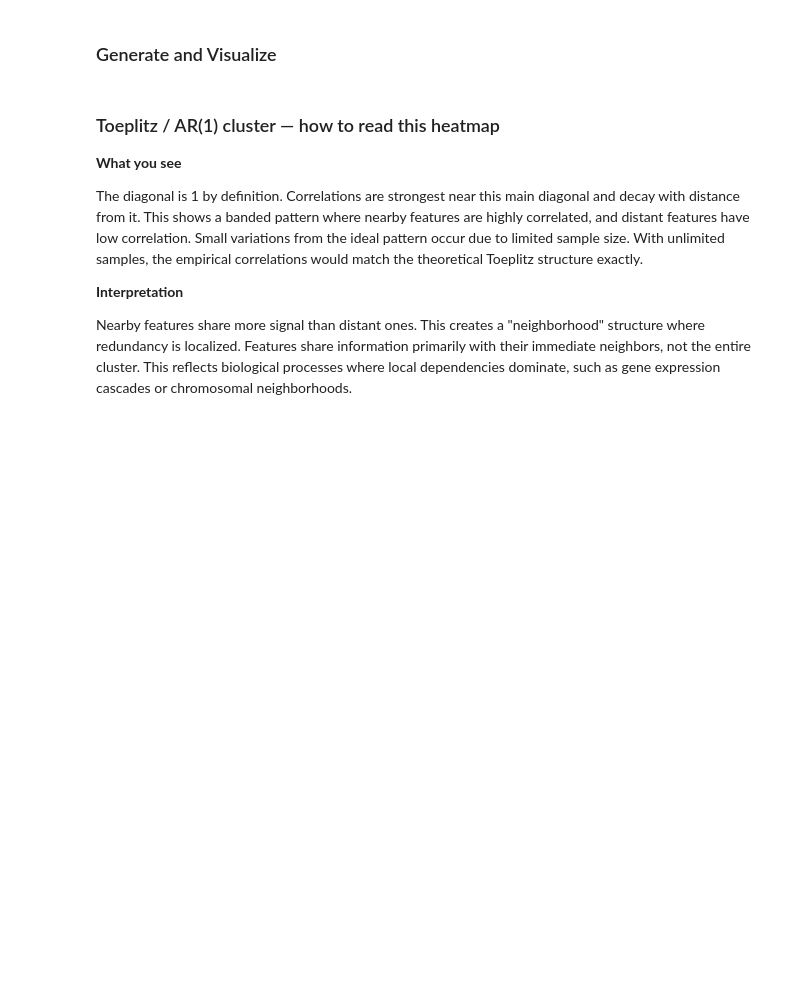
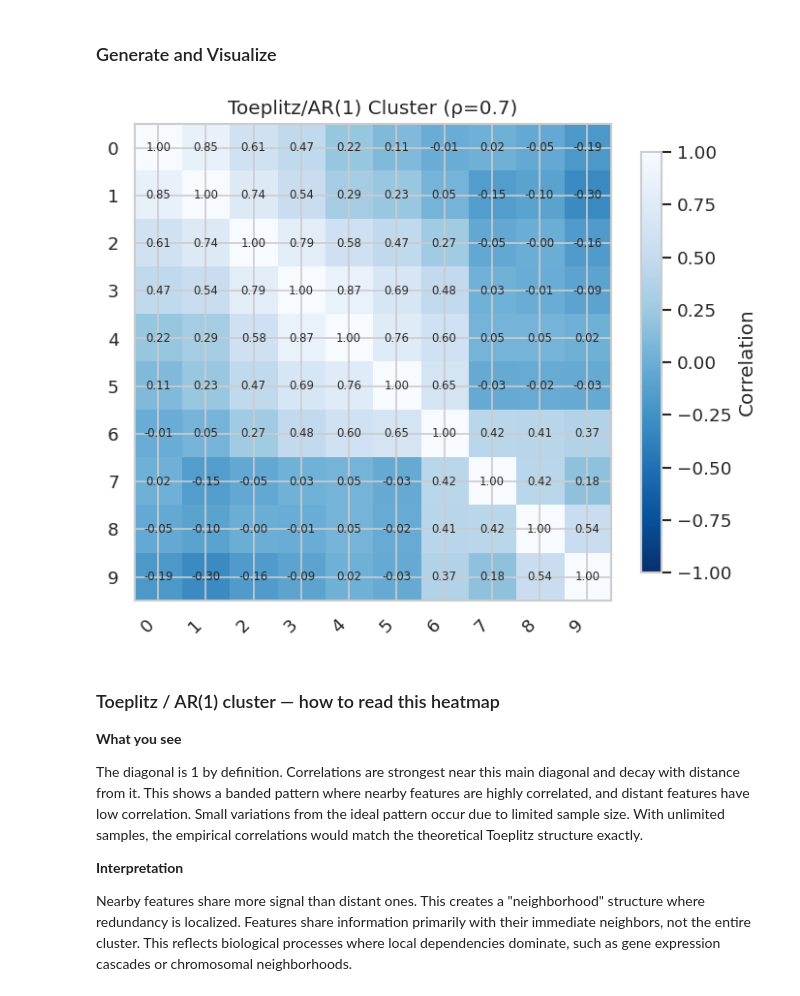
Before and after one commit to sigrun-may/synthetic-biomedical-data-course, a Jupyter notebook: notebooks/03c_correlated_features.ipynb, the cells around one changed output. Cells and saved outputs as stored; diff of their text form; code cells hidden in the pictures; blank space fills up the shorter version.

```diff
--- a/notebooks/03c_correlated_features.ipynb
+++ b/notebooks/03c_correlated_features.ipynb
@@ -241,22 +243,24 @@ In each case, correlation decays with distance.
 ### Generate and Visualize
 # %%
 # Generate Toeplitz/AR(1) cluster (mimics sequential regulatory cascade)
-toeplitz_cluster = nb.sample_cluster(
+toeplitz_cluster = nb.sample_correlated_cluster(
     n_samples=30,
     n_features=10,
     rng=rng,
     structure="toeplitz",  # Changed from "equicorrelated"
-    rho=0.7,  # Lag-1 correlation; correlation decays as ρ^k with distance
+    correlation=0.7,  # Lag-1 correlation; correlation decays as ρ^k with distance
 )
 correlation_matrix, labels = nb.compute_correlation_matrix(nb.pd.DataFrame(toeplitz_cluster))
 
 # plot the heatmap
 fig, ax = nb.plot_correlation_matrix(
     correlation_matrix=correlation_matrix,
     labels=labels,
     title="Toeplitz/AR(1) Cluster (ρ=0.7)",
     annot=True,
 )
+# %% [output]
+[figure, added]
 # %% [markdown]
 ### Toeplitz / AR(1) cluster — how to read this heatmap
 
```
Also changed, not shown: parts of 4 cells of this notebook.
